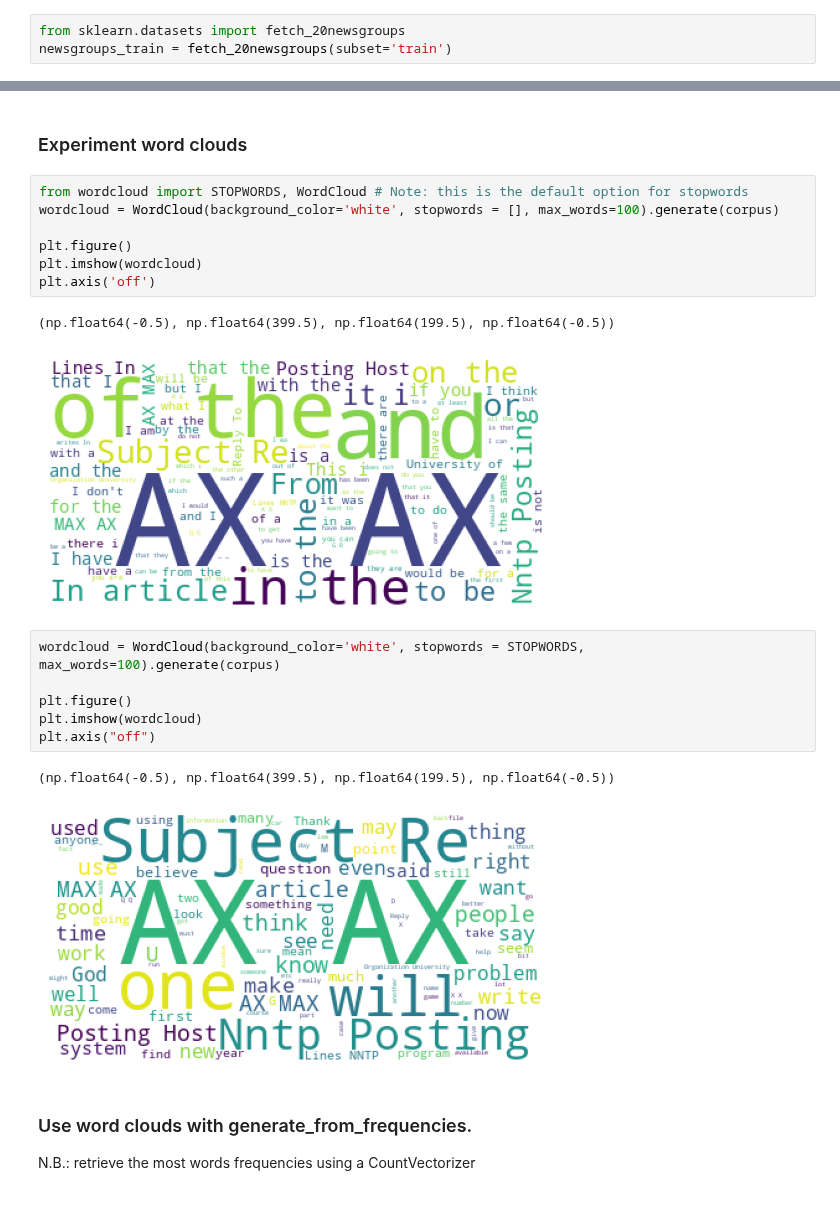
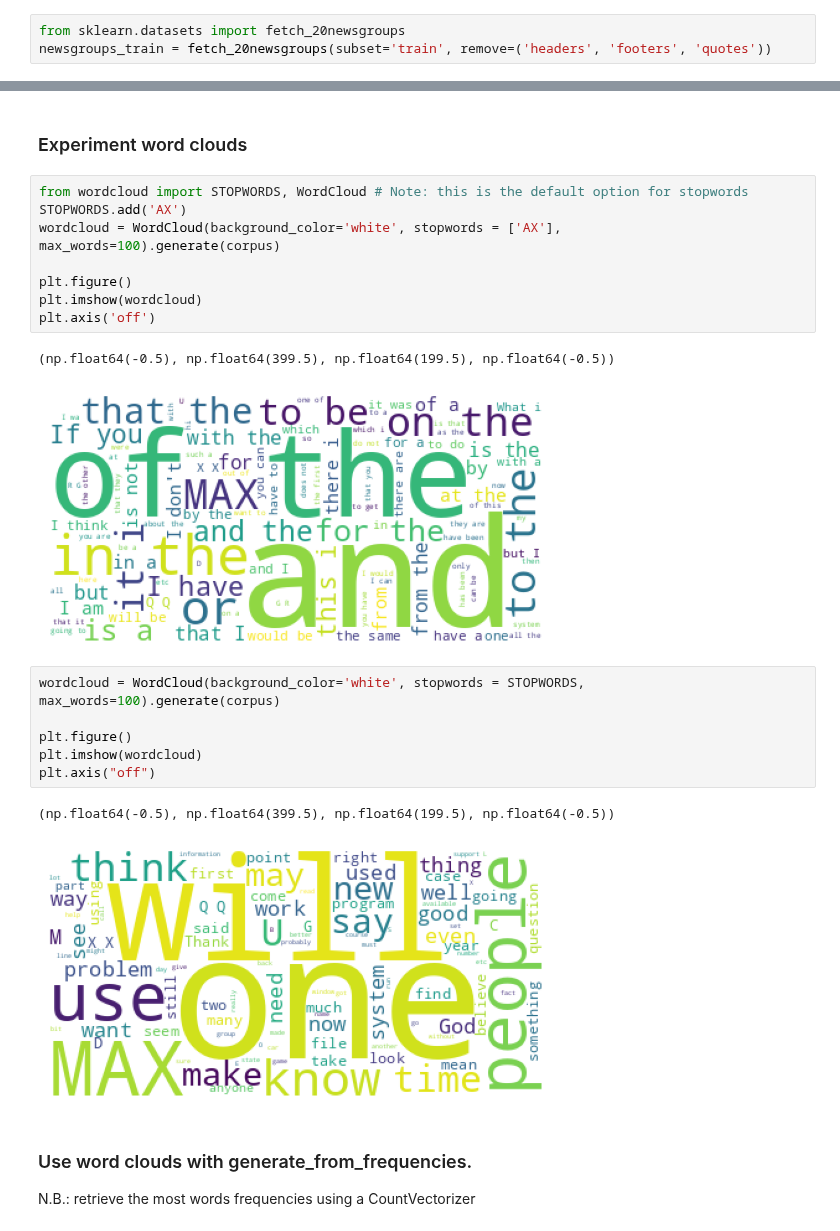
Before and after one commit to SharaineMALARVIJY/S2_Natural_Language_Processing, a Jupyter notebook: TP2/2b-Clustering.ipynb, the cells around one changed output, grey strips where cells are left out. Cells and saved outputs as stored; diff of their text form.

```diff
--- a/TP2/2b-Clustering.ipynb
+++ b/TP2/2b-Clustering.ipynb
@@ -40,7 +40,7 @@ import sklearn
 ## Data loading
 # %%
 from sklearn.datasets import fetch_20newsgroups
-newsgroups_train = fetch_20newsgroups(subset='train')
+newsgroups_train = fetch_20newsgroups(subset='train', remove=('headers', 'footers', 'quotes'))
 # %%
 # conversion BoW + tf-idf
 from sklearn.feature_extraction.text import CountVectorizer, TfidfVectorizer
@@ -115,14 +115,15 @@ plt.show()
 ### Experiment word clouds
 # %%
 from wordcloud import STOPWORDS, WordCloud # Note: this is the default option for stopwords
-wordcloud = WordCloud(background_color='white', stopwords = [], max_words=100).generate(corpus)
+STOPWORDS.add('AX')
+wordcloud = WordCloud(background_color='white', stopwords = ['AX'], max_words=100).generate(corpus)
 
 plt.figure()
 plt.imshow(wordcloud)
 plt.axis('off')
 # %% [output]
 (np.float64(-0.5), np.float64(399.5), np.float64(199.5), np.float64(-0.5))
-[figure, old version]
+[figure, new version]
 # %%
 wordcloud = WordCloud(background_color='white', stopwords = STOPWORDS, max_words=100).generate(corpus)
 
@@ -131,7 +132,7 @@ plt.imshow(wordcloud)
 plt.axis("off")
 # %% [output]
 (np.float64(-0.5), np.float64(399.5), np.float64(199.5), np.float64(-0.5))
-[figure, old version]
+[figure, new version]
 # %% [markdown]
 ### Use word clouds with generate\_from\_frequencies.
 N.B.: retrieve the most words frequencies using a CountVectorizer
```
Also changed, not shown: parts of 17 cells of this notebook.
